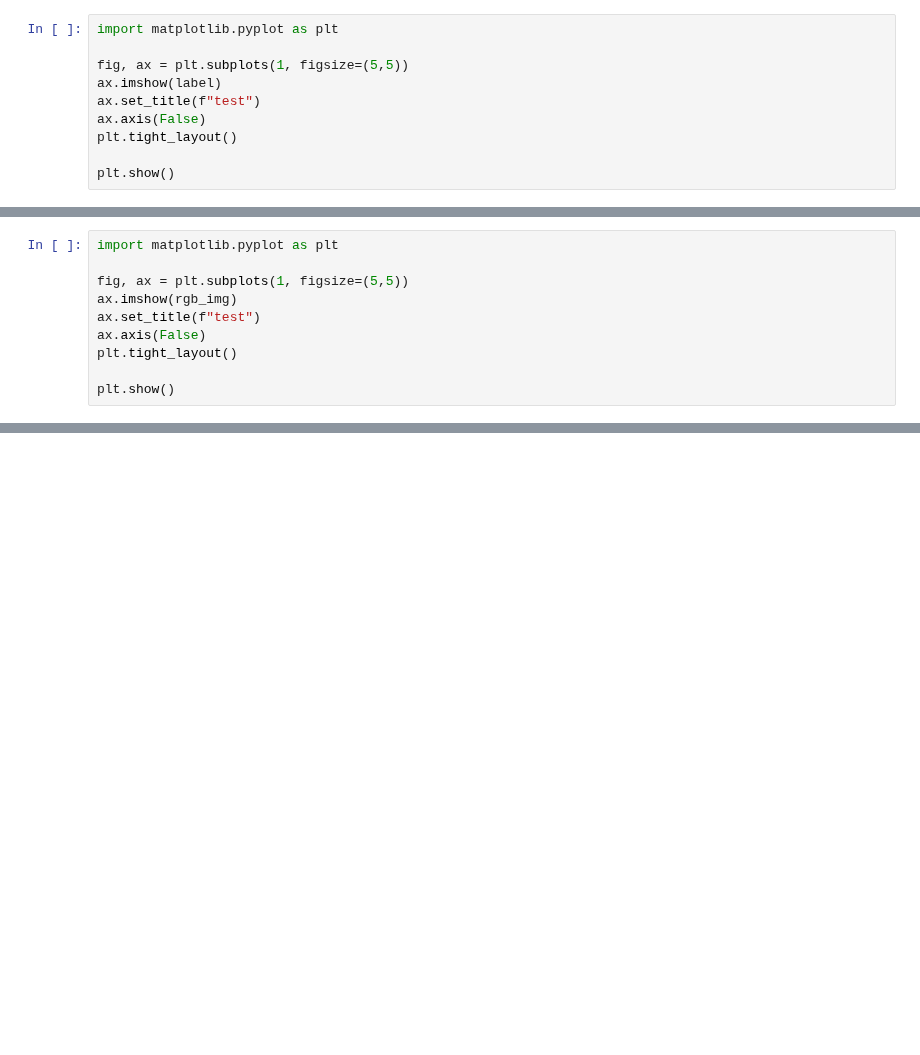
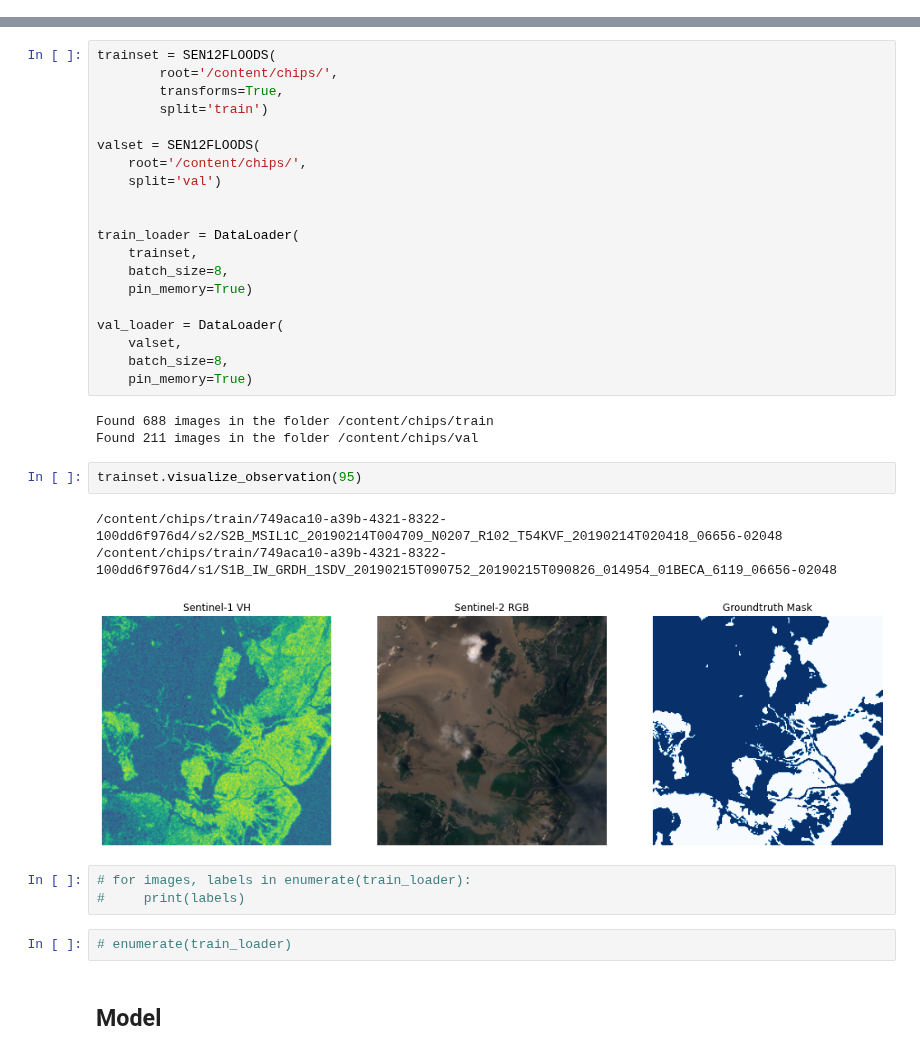
Before and after one commit to AlexanderLontke/ssl-remote-sensing, a Jupyter notebook: notebooks/Segmentation_Downstream_Task.ipynb, the cells around one changed output, grey strips where cells are left out. Cells and saved outputs as stored; diff of their text form; blank space fills up the shorter version.

```diff
--- a/notebooks/Segmentation_Downstream_Task.ipynb
+++ b/notebooks/Segmentation_Downstream_Task.ipynb
@@ -301,10 +42,0 @@ rgb_img = img[:, :, [3,2,1]]
-# %%
-import matplotlib.pyplot as plt
-
-fig, ax = plt.subplots(1, figsize=(5,5))
-ax.imshow(label)
-ax.set_title(f"test")
-ax.axis(False)
-plt.tight_layout()
-
-plt.show()
@@ -313,10 +42,0 @@ plt.show()
-# %%
-import matplotlib.pyplot as plt
-
-fig, ax = plt.subplots(1, figsize=(5,5))
-ax.imshow(rgb_img)
-ax.set_title(f"test")
-ax.axis(False)
-plt.tight_layout()
-
-plt.show()
@@ -324,0 +499,36 @@ plt.show()
+# %%
+trainset = SEN12FLOODS(
+        root='/content/chips/',
+        transforms=True,
+        split='train')
+
+valset = SEN12FLOODS(
+    root='/content/chips/',
+    split='val')
+
+
+train_loader = DataLoader(
+    trainset,
+    batch_size=8,
+    pin_memory=True)
+
+val_loader = DataLoader(
+    valset,
+    batch_size=8,
+    pin_memory=True)
+# %% [output]
+Found 688 images in the folder /content/chips/train
+Found 211 images in the folder /content/chips/val
+# %%
+trainset.visualize_observation(95)
+# %% [output]
+/content/chips/train/749aca10-a39b-4321-8322-100dd6f976d4/s2/S2B_MSIL1C_20190214T004709_N0207_R102_T54KVF_20190214T020418_06656-02048
+/content/chips/train/749aca10-a39b-4321-8322-100dd6f976d4/s1/S1B_IW_GRDH_1SDV_20190215T090752_20190215T090826_014954_01BECA_6119_06656-02048
+[figure, added]
+# %%
+# for images, labels in enumerate(train_loader):
+#     print(labels)
+# %%
+# enumerate(train_loader)
+# %% [markdown]
+## Model
```
Also changed, not shown: parts of 75 cells of this notebook.
